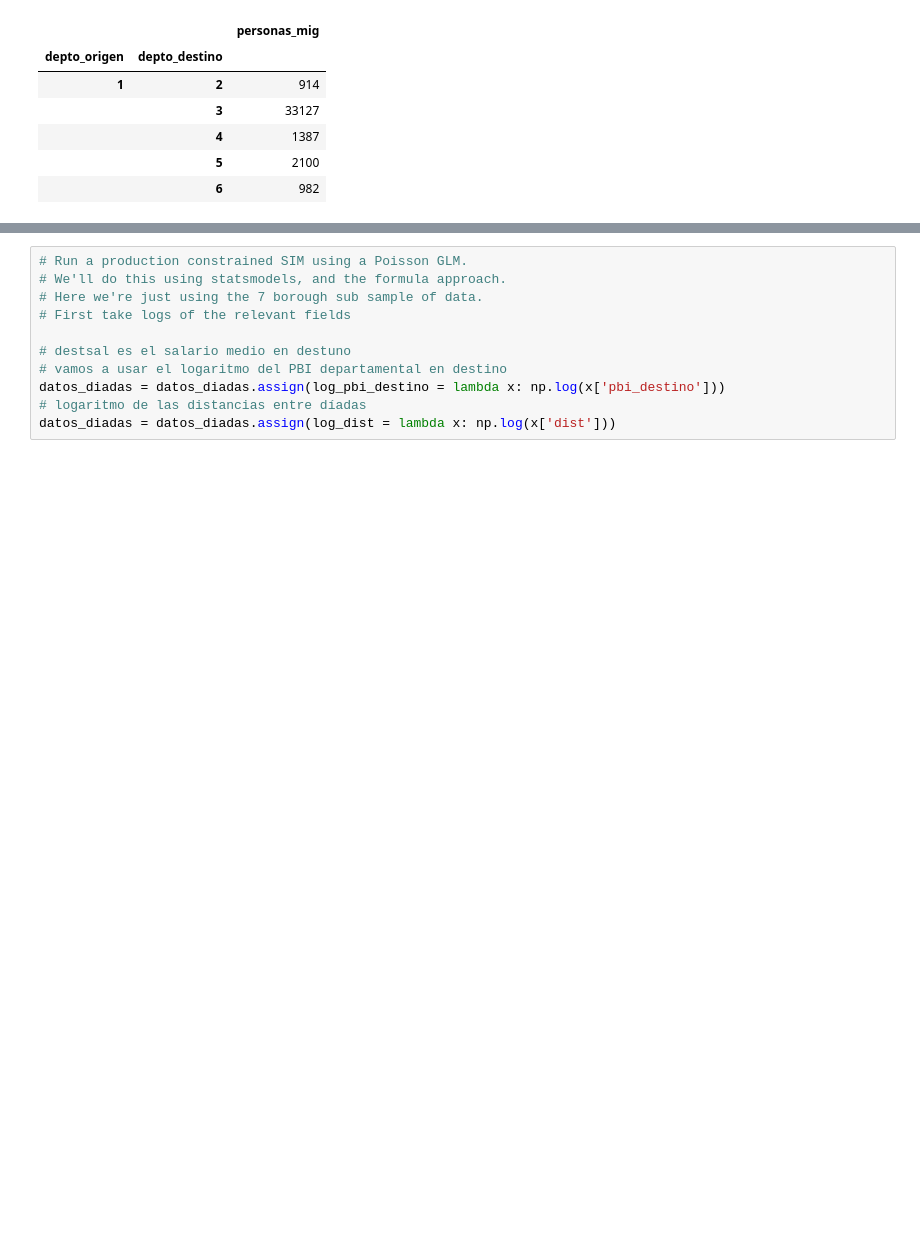
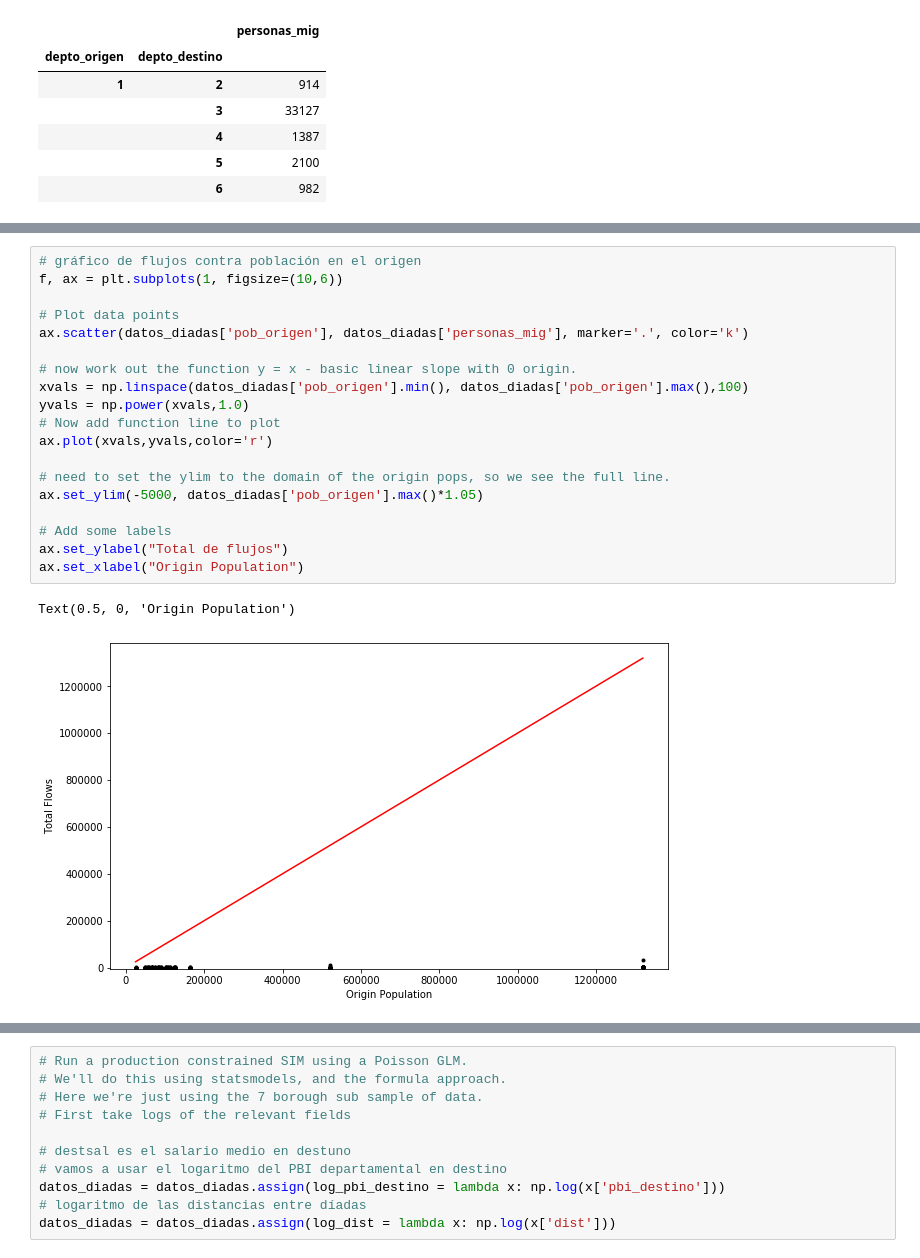
Before and after one commit to guillermodangelo/tesis, a Jupyter notebook: 02-metodologia.ipynb, the cells around one changed output, grey strips where cells are left out. Saved outputs shown, nothing was run; the diff lists cells and outputs as text; blank space fills up the shorter version.

```diff
--- a/02-metodologia.ipynb
+++ b/02-metodologia.ipynb
@@ -183,3 +193,25 @@ ax.set_xlabel("Distancias (m)")
 # %% [output]
 Text(0.5, 0, 'Distancias (m)')
 [figure]
+# %%
+# gráfico de flujos contra población en el origen
+f, ax = plt.subplots(1, figsize=(10,6))
+
+# Plot data points
+ax.scatter(datos_diadas['pob_origen'], datos_diadas['personas_mig'], marker='.', color='k')
+
+# now work out the function y = x - basic linear slope with 0 origin.
+xvals = np.linspace(datos_diadas['pob_origen'].min(), datos_diadas['pob_origen'].max(),100)
+yvals = np.power(xvals,1.0)
+# Now add function line to plot
+ax.plot(xvals,yvals,color='r')
+
+# need to set the ylim to the domain of the origin pops, so we see the full line.
+ax.set_ylim(-5000, datos_diadas['pob_origen'].max()*1.05)
+
+# Add some labels
+ax.set_ylabel("Total de flujos")
+ax.set_xlabel("Origin Population")
+# %% [output]
+Text(0.5, 0, 'Origin Population')
+[figure, added]
```
Also changed, not shown: parts of 5 cells of this notebook, 3 other files.
